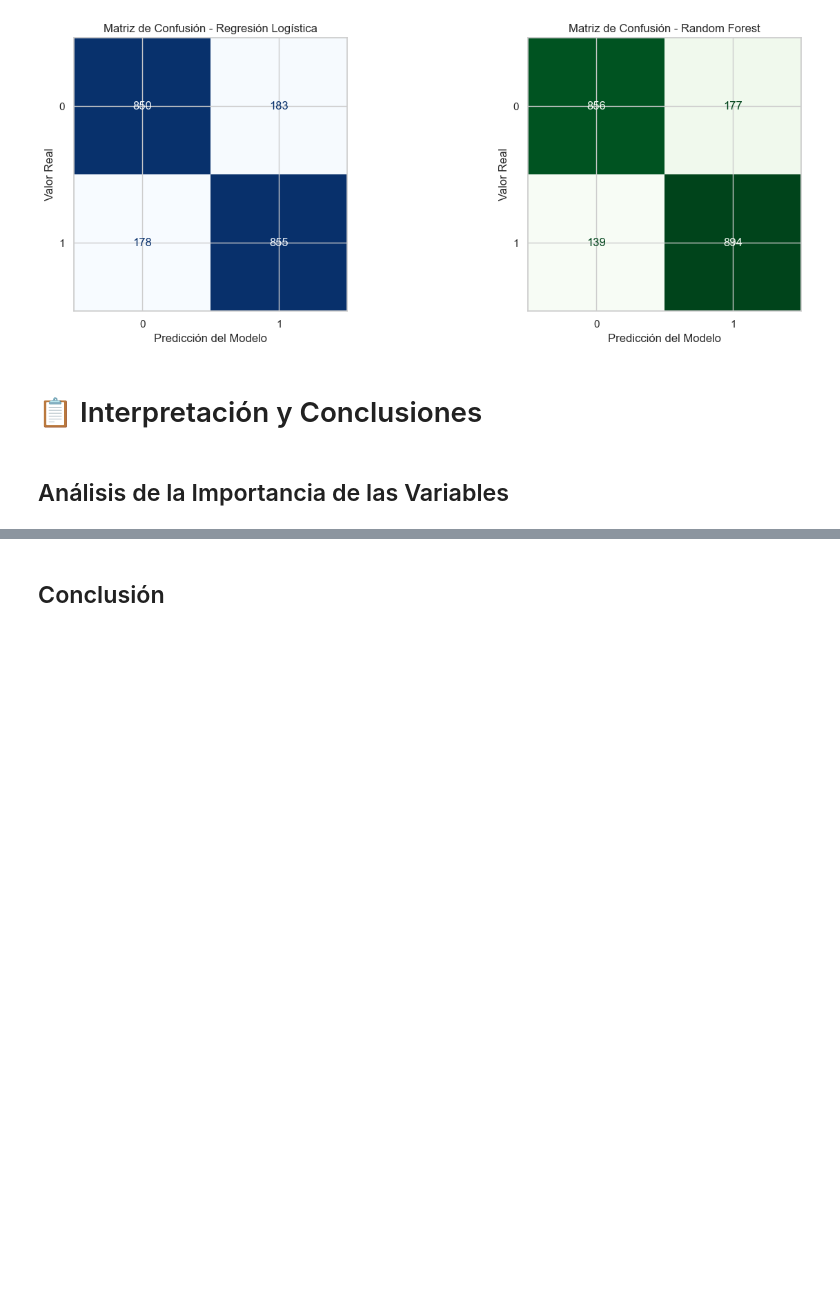
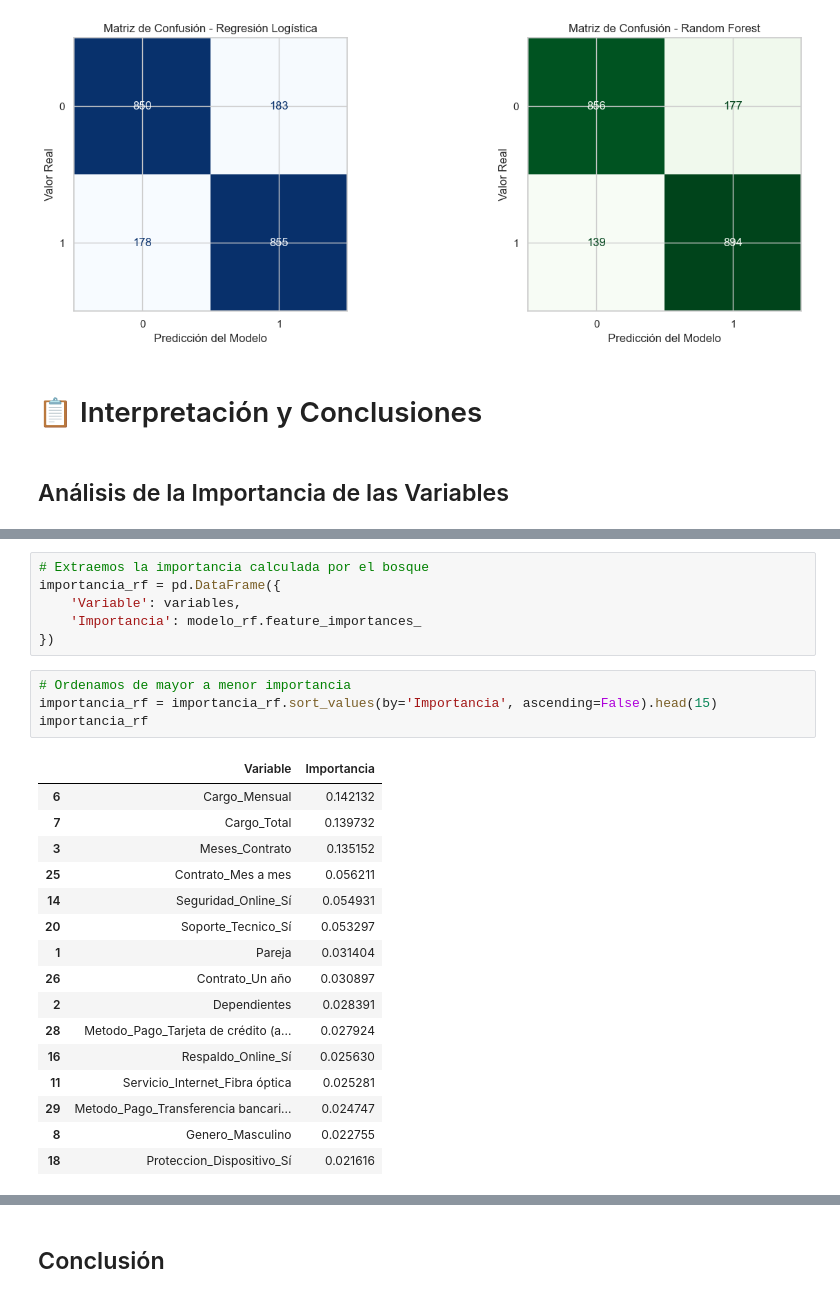
Before and after one commit to Fernando5899/Challenge_Telecom_X_2, a Jupyter notebook: Challenge.ipynb, the cells around one changed output, grey strips where cells are left out. Cells and saved outputs as stored; diff of their text form; blank space fills up the shorter version.

```diff
--- a/Challenge.ipynb
+++ b/Challenge.ipynb
@@ -387,0 +424,27 @@ plt.show()
+# %%
+# Extraemos la importancia calculada por el bosque
+importancia_rf = pd.DataFrame({
+    'Variable': variables,
+    'Importancia': modelo_rf.feature_importances_
+})
+# %%
+# Ordenamos de mayor a menor importancia
+importancia_rf = importancia_rf.sort_values(by='Importancia', ascending=False).head(15)
+importancia_rf
+# %% [output]
+|  | Variable | Importancia |
+| 6 | Cargo_Mensual | 0.142132 |
+| 7 | Cargo_Total | 0.139732 |
+| 3 | Meses_Contrato | 0.135152 |
+| 25 | Contrato_Mes a mes | 0.056211 |
+| 14 | Seguridad_Online_Sí | 0.054931 |
+| 20 | Soporte_Tecnico_Sí | 0.053297 |
+| 1 | Pareja | 0.031404 |
+| 26 | Contrato_Un año | 0.030897 |
+| 2 | Dependientes | 0.028391 |
+| 28 | Metodo_Pago_Tarjeta de crédito (a... | 0.027924 |
+| 16 | Respaldo_Online_Sí | 0.025630 |
+| 11 | Servicio_Internet_Fibra óptica | 0.025281 |
+| 29 | Metodo_Pago_Transferencia bancari... | 0.024747 |
+| 8 | Genero_Masculino | 0.022755 |
+| 18 | Proteccion_Dispositivo_Sí | 0.021616 |
```
Also changed, not shown: parts of 8 cells of this notebook.
